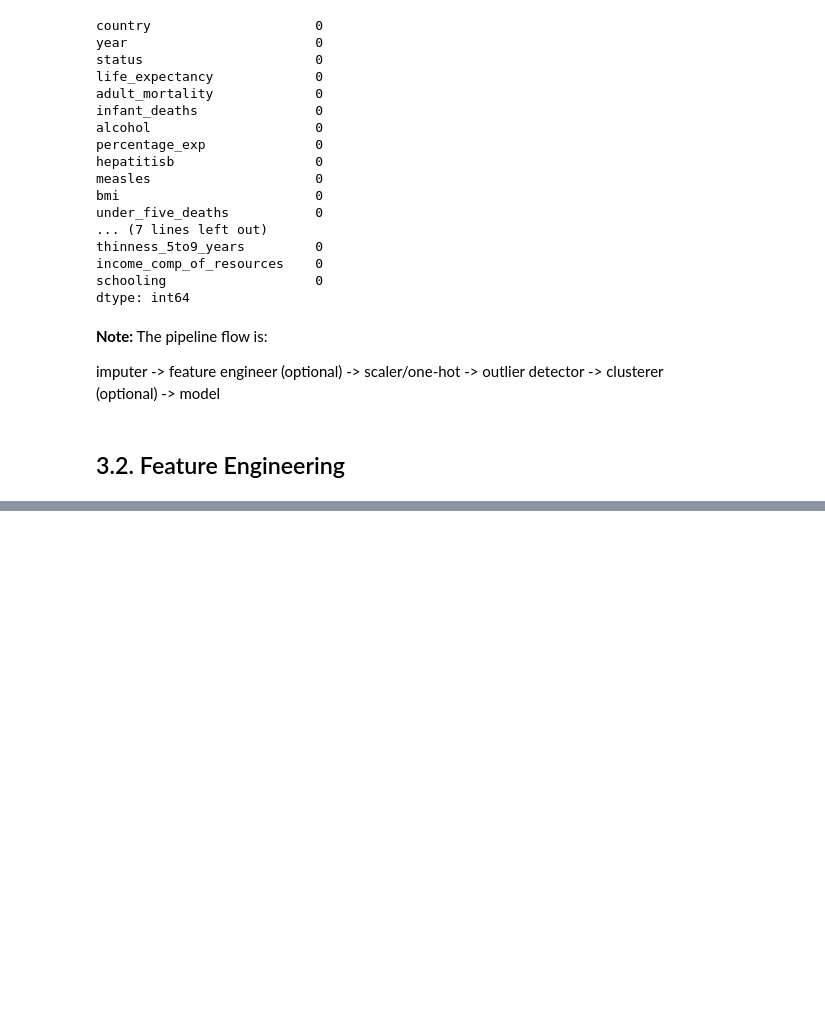
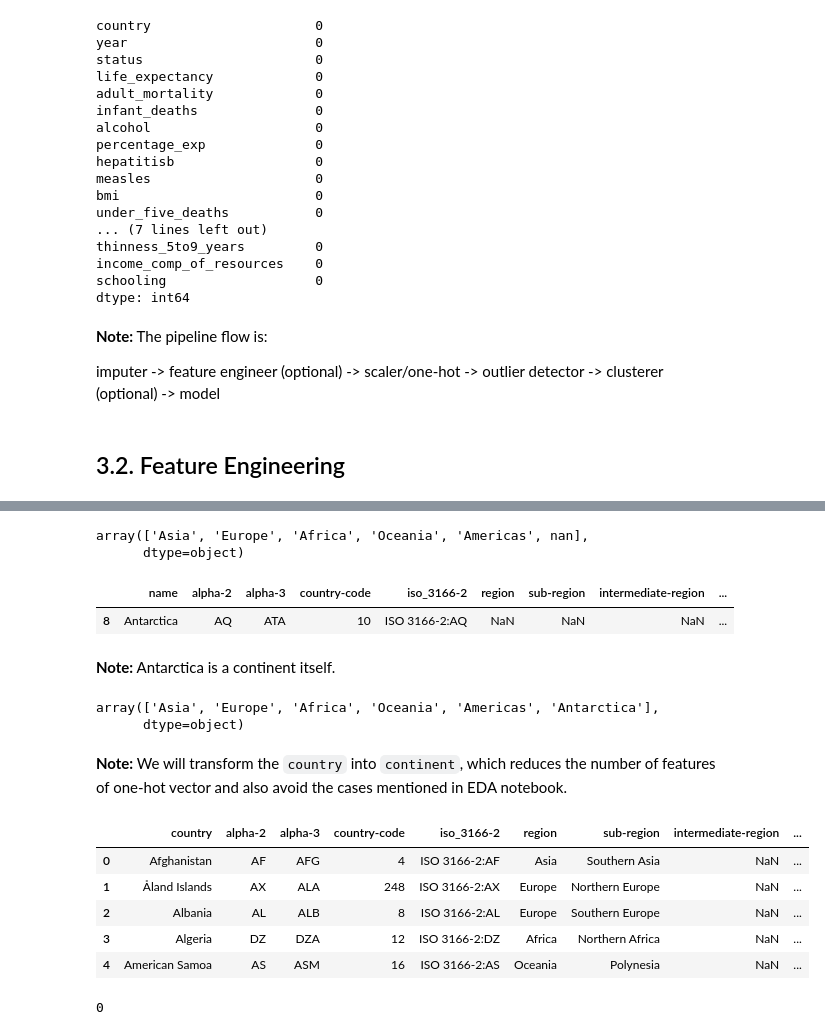
Before and after one commit to minhngt62/ml-life-expectancy, a Jupyter notebook: nguyen_tong_minh/02_machine_learning.ipynb, the cells around one changed output, grey strips where cells are left out. Cells and saved outputs as stored; diff of their text form; code cells hidden in the pictures; blank space fills up the shorter version.

```diff
--- a/nguyen_tong_minh/02_machine_learning.ipynb
+++ b/nguyen_tong_minh/02_machine_learning.ipynb
@@ -285,0 +321,54 @@ imputer -> feature engineer (optional) -> scaler/one-hot -> outlier detector ->
+# %%
+# Show the regions included
+country_mapping.region.unique()
+# %% [output]
+array(['Asia', 'Europe', 'Africa', 'Oceania', 'Americas', nan],
+      dtype=object)
+# %%
+# Check the null in region
+country_mapping[~country_mapping["region"].isin(['Asia', 'Europe', 'Africa', 'Oceania', 'Americas'])]
+# %% [output]
+|  | name | alpha-2 | alpha-3 | country-code | iso_3166-2 | region | sub-region | intermediate-region | ... |
+| 8 | Antarctica | AQ | ATA | 10 | ISO 3166-2:AQ | NaN | NaN | NaN | ... |
+# %% [markdown]
+**Note:** Antarctica is a continent itself.
+# %%
+# Fill the region Antarctica
+country_mapping.loc[~country_mapping["region"].isin(['Asia', 'Europe', 'Africa', 'Oceania', 'Americas']), "region"] = "Antarctica"
+# %%
+# Show the regions included
+country_mapping.region.unique()
+# %% [output]
+array(['Asia', 'Europe', 'Africa', 'Oceania', 'Americas', 'Antarctica'],
+      dtype=object)
+# %% [markdown]
+**Note:** We will transform the `country` into `continent`, which reduces the number of features of one-hot vector and also avoid the cases mentioned in EDA notebook.
+# %%
+# Change name of the column name
+country_mapping.rename(columns={"name": "country"}, inplace=True)
+country_mapping.head()
+# %% [output]
+|  | country | alpha-2 | alpha-3 | country-code | iso_3166-2 | region | sub-region | intermediate-region | ... |
+| 0 | Afghanistan | AF | AFG | 4 | ISO 3166-2:AF | Asia | Southern Asia | NaN | ... |
+| 1 | Åland Islands | AX | ALA | 248 | ISO 3166-2:AX | Europe | Northern Europe | NaN | ... |
+| 2 | Albania | AL | ALB | 8 | ISO 3166-2:AL | Europe | Southern Europe | NaN | ... |
+| 3 | Algeria | DZ | DZA | 12 | ISO 3166-2:DZ | Africa | Northern Africa | NaN | ... |
+| 4 | American Samoa | AS | ASM | 16 | ISO 3166-2:AS | Oceania | Polynesia | NaN | ... |
+# %%
+# Transform country to continent
+country2continent = dict()
+for country in country_mapping['country']:
+    country2continent[country] = country_mapping[country_mapping['country']==country]['region'].values[0]
+
+update = {'Republic of Korea' : 'Asia', 'Republic of Moldova' : 'Europe' ,
+          'Democratic Republic of the Congo' : 'Africa', 'Czechia' : 'Europe',
+          'United Republic of Tanzania' : 'Africa', 'The former Yugoslav republic of Macedonia' : 'Europe',
+          "Democratic People's Republic of Korea" : 'Asia'}
+
+country2continent.update(update)
+
+experiment_2 = train_set.copy()
+experiment_2['continent'] = experiment_2['country'].copy().replace(country2continent)
+experiment_2.continent.isna().sum()
+# %% [output]
+0
```
Also changed, not shown: parts of 6 cells of this notebook, 11 other files.
